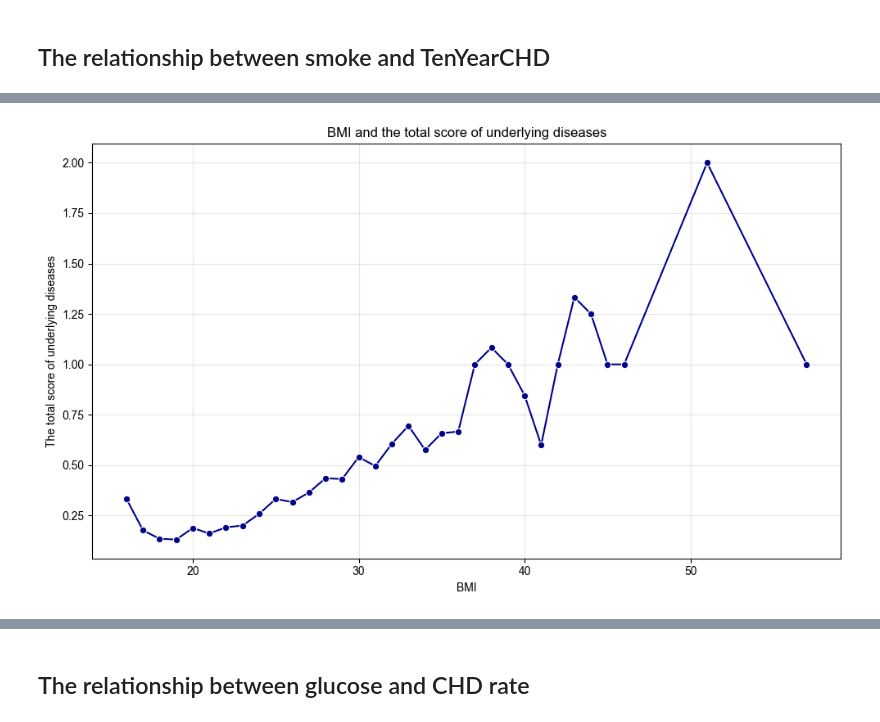
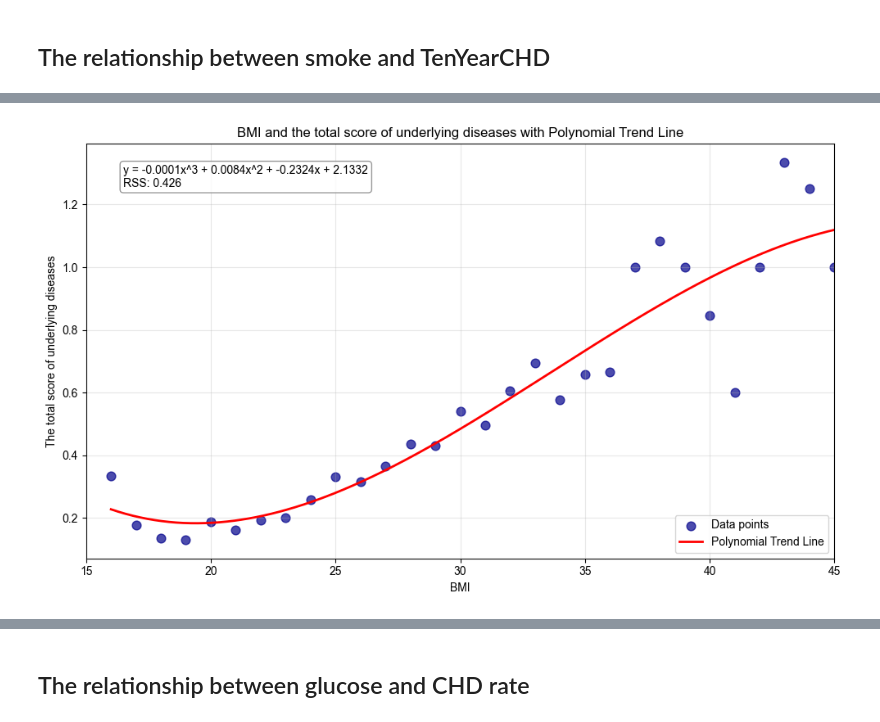
Before and after one commit to Yute-Tjr/CHD_data_analysis, a Jupyter notebook: CHD_data_analysis.ipynb, the cells around one changed output, grey strips where cells are left out. Drawn from its saved outputs; the diff is of its cells as text; code cells hidden in the pictures.

```diff
--- a/CHD_data_analysis.ipynb
+++ b/CHD_data_analysis.ipynb
@@ -815,20 +845,85 @@ Conclusion:The probability of developing coronary heart disease within ten years
 # %%
+def create_polynomial_trend_plot(data, x_col, y_col, x_label, y_label, title,
+                                x_limit=None, degree=3, color='darkblue'):
+    if x_limit:
+        filtered_data = data[data[x_col] <= x_limit]
+    else:
+        filtered_data = data
 
-df_filled['comorbidities'] = df_filled['prevalentStroke'] + df_filled['prevalentHyp'] + df_filled['diabetes']
+    x_values = filtered_data[x_col].values
+    y_values = filtered_data[y_col].values
+
+
+    sorted_indices = np.argsort(x_values)
+    x_sorted = x_values[sorted_indices]
+    y_sorted = y_values[sorted_indices]
+
+    plt.figure(figsize=(10, 6))
+
+    plt.scatter(x_sorted, y_sorted, color=color, s=60, alpha=0.7, label='Data points')
+
+    coefficients = np.polyfit(x_sorted, y_sorted, degree)
+    poly_func = np.poly1d(coefficients)
+
+    x_end = x_limit if x_limit else x_sorted.max()
+    x_smooth = np.linspace(x_sorted.min(), x_end, 300)
+    y_smooth = poly_func(x_smooth)
+
+    y_pred = poly_func(x_sorted)
+    residual = np.sum((y_sorted - y_pred) ** 2)
+
+    plt.plot(x_smooth, y_smooth, 'red', linewidth=2, label='Polynomial Trend Line')
+
+    terms = []
+    for i, coef in enumerate(coefficients):
+        power = degree - i
+        if power == 0:
+            terms.append(f"{coef:.4f}")
+        elif power == 1:
+            terms.append(f"{coef:.4f}x")
+        else:
+            terms.append(f"{coef:.4f}x^{power}")
+
+    equation = "y = " + " + ".join(terms)
+    equation += f"\nRSS: {residual:.3f}"
+
+    plt.annotate(equation, xy=(0.05, 0.95), xycoords='axes fraction',
+                bbox=dict(boxstyle="round,pad=0.3", fc="white", ec="gray", alpha=0.8),
+                fontsize=10, verticalalignment='top')
+
+    plt.title(title)
+    plt.xlabel(x_label)
+    plt.ylabel(y_label)
+    plt.grid(alpha=0.3)
+    plt.legend()
+    plt.xlim(x_sorted.min() - 1, x_end)
+    plt.tight_layout()
+    plt.show()
+
+df_filled['comorbidities'] = (df_filled['prevalentStroke'] +
+                             df_filled['prevalentHyp'] +
+                             df_filled['diabetes'])
 
 bmi_comorbid = df_filled.groupby(df_filled['BMI'].round().astype(int))['comorbidities'].mean().reset_index()
+create_polynomial_trend_plot(
+    data=bmi_comorbid,
+    x_col='BMI',
+    y_col='comorbidities',
+    x_label='BMI',
+    y_label='The total score of underlying diseases',
+    title='BMI and the total score of underlying diseases with Polynomial Trend Line',
+    x_limit=45
+)
 
-
-plt.figure(figsize=(10, 6))
-sns.lineplot(x='BMI', y='comorbidities', data=bmi_comorbid, marker='o', color='darkblue')
-
-
-plt.title('BMI and the total score of underlying diseases')
-plt.xlabel('BMI')
-plt.ylabel('The total score of underlying diseases')
-plt.grid(alpha=0.3)
-
-plt.tight_layout()
-plt.show()
+bmi_chd = df_filled.groupby(df_filled['BMI'].round().astype(int))['TenYearCHD'].mean().reset_index()
+create_polynomial_trend_plot(
+    data=bmi_chd,
+    x_col='BMI',
+    y_col='TenYearCHD',
+    x_label='BMI',
+    y_label='TenYearCHD',
+    title='BMI and TenYearCHD with Polynomial Trend Line',
+    x_limit=40
+)
 # %% [output]
-[figure, old version]
+[figure, new version]
```
Also changed, not shown: parts of 6 cells of this notebook.
